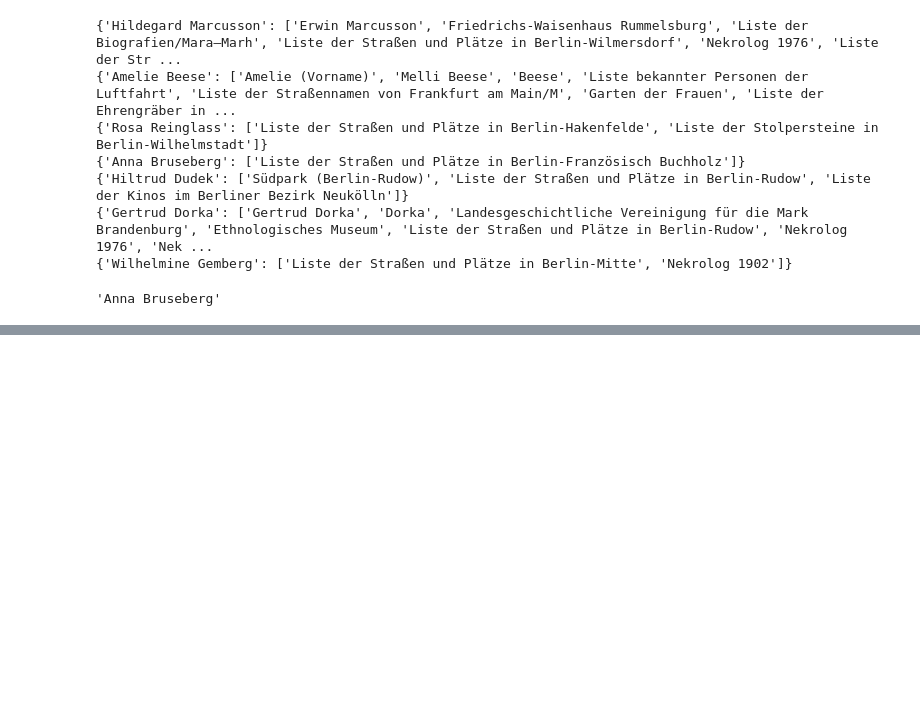
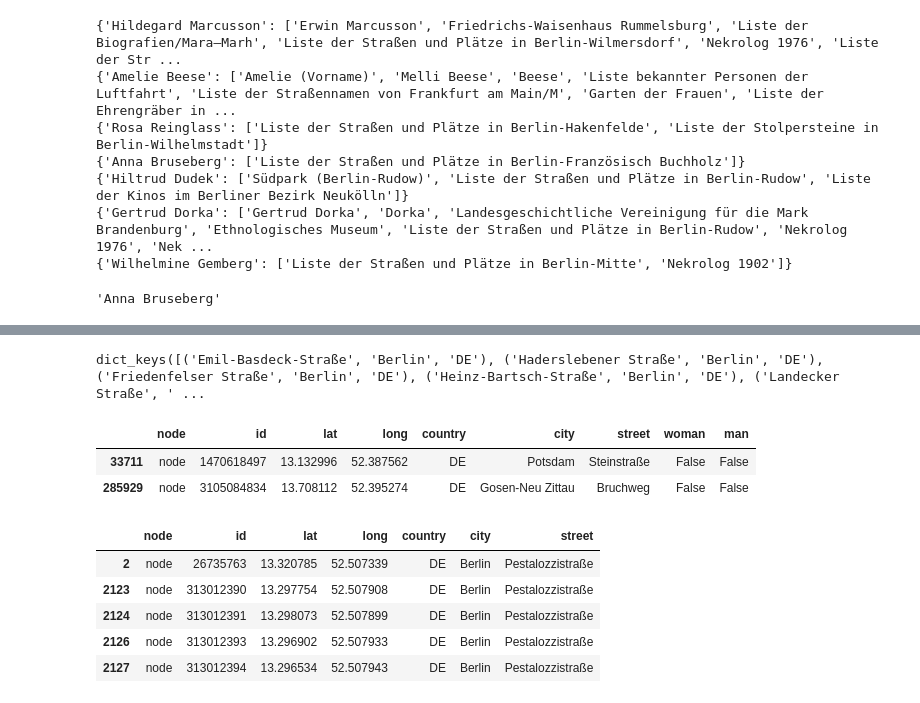
Before and after one commit to Gorcenski/women-streets-berlin, a Jupyter notebook: explore-street-names.ipynb, the cells around one changed output, grey strips where cells are left out. Saved outputs shown, nothing was run; the diff lists cells and outputs as text; code cells hidden in the pictures; blank space fills up the shorter version.

Commit message:
wip working on merging data in an effective way

```diff
--- a/explore-street-names.ipynb
+++ b/explore-street-names.ipynb
@@ -61,3 +70,6 @@ for idx, r in results[results.apply(lambda x : len(x)) < 10].iteritems():
 women.loc[230352]
 # %% [output]
 'Anna Bruseberg'
+# %%
+df2 = pd.read_csv('data/berlin-streets.csv', delimiter='\t', header=0, names=['node', 'id', 'lat', 'long', 'country', 'city', 'street'])
+df2.head()
@@ -63,0 +83,21 @@ women.loc[230352]
+# %%
+bystreet = df2.groupby(by=["street", "city", "country"], axis=0)
+# %%
+bystreet.groups.keys()
+# %% [output]
+dict_keys([('Emil-Basdeck-Straße', 'Berlin', 'DE'), ('Haderslebener Straße', 'Berlin', 'DE'), ('Friedenfelser Straße', 'Berlin', 'DE'), ('Heinz-Bartsch-Straße', 'Berlin', 'DE'), ('Landecker Straße', ' ...
+# %%
+df[df['city'] != 'Berlin']
+# %% [output]
+|  | node | id | lat | long | country | city | street | woman | man |
+| 33711 | node | 1470618497 | 13.132996 | 52.387562 | DE | Potsdam | Steinstraße | False | False |
+| 285929 | node | 3105084834 | 13.708112 | 52.395274 | DE | Gosen-Neu Zittau | Bruchweg | False | False |
+# %%
+bystreet.get_group(('Pestalozzistraße', 'Berlin', 'DE')).head()
+# %% [output]
+|  | node | id | lat | long | country | city | street |
+| 2 | node | 26735763 | 13.320785 | 52.507339 | DE | Berlin | Pestalozzistraße |
+| 2123 | node | 313012390 | 13.297754 | 52.507908 | DE | Berlin | Pestalozzistraße |
+| 2124 | node | 313012391 | 13.298073 | 52.507899 | DE | Berlin | Pestalozzistraße |
+| 2126 | node | 313012393 | 13.296902 | 52.507933 | DE | Berlin | Pestalozzistraße |
+| 2127 | node | 313012394 | 13.296534 | 52.507943 | DE | Berlin | Pestalozzistraße |
```
Also changed, not shown: parts of 4 cells of this notebook.
